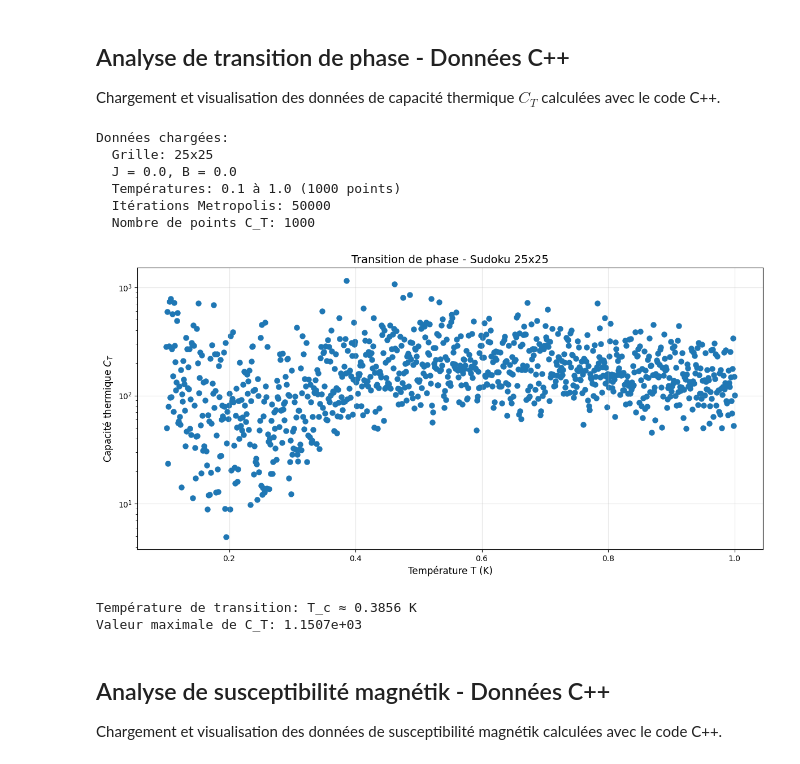
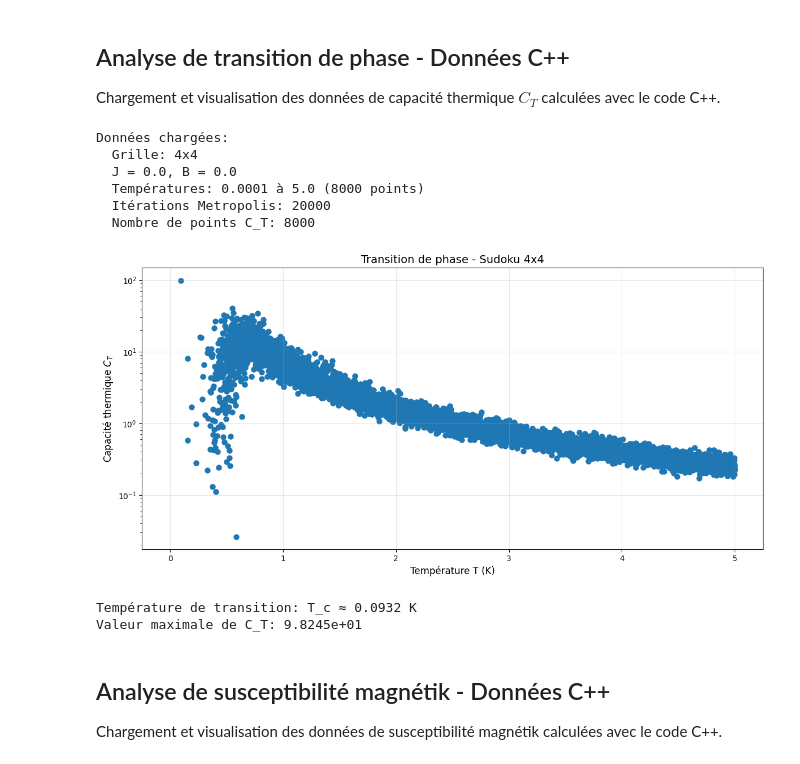
Before and after one commit to Gabriel-lct/ising-model-research, a Jupyter notebook: python/sudoku.ipynb, the cells around one changed output. Cells and saved outputs as stored; diff of their text form; code cells hidden in the pictures.

```diff
--- a/python/sudoku.ipynb
+++ b/python/sudoku.ipynb
@@ -179,7 +179,7 @@ N = 4 : 61.475
 Chargement et visualisation des données de capacité thermique $C_T$ calculées avec le code C++.
 # %%
 # Charger les données depuis le fichier HDF5
-filename = '../data/sudoku/9-transition.h5'
+filename = '../data/sudoku/4-transition.h5'
 
 with h5py.File(filename, 'r') as f:
     # Charger les métadonnées
@@ -200,40 +200,40 @@ temperatures = np.linspace(T_start, T_end, nb_inter_T)
 print(f"Données chargées:")
 print(f"  Grille: {n*n}x{n*n}")
 print(f"  J = {J}, B = {B}")
 print(f"  Températures: {T_start} à {T_end} ({nb_inter_T} points)")
 print(f"  Itérations Metropolis: {nb_metropolis_iteration}")
 print(f"  Nombre de points C_T: {len(C_T)}")
 
 # Tracer C_T en fonction de la température
 fig, ax = plt.subplots(figsize=(12, 6))
 
 ax.scatter(temperatures, C_T, linewidth=1.5)
 ax.set_xlabel('Température T (K)', fontsize=12)
 ax.set_ylabel(r'Capacité thermique $C_T$', fontsize=12)
 ax.set_title(f'Transition de phase - Sudoku {n*n}x{n*n}', fontsize=14)
 ax.grid(True, alpha=0.3)
 ax.set_yscale('log')
 
 plt.tight_layout()
 plt.show()
 
 # Trouver la température de transition (maximum de C_T)
 max_idx = np.argmax(C_T)
 T_transition = temperatures[max_idx]
 C_T_max = C_T[max_idx]
 
 print(f"\nTempérature de transition: T_c ≈ {T_transition:.4f} K")
 print(f"Valeur maximale de C_T: {C_T_max:.4e}")
 # %% [output]
 Données chargées:
-  Grille: 25x25
+  Grille: 4x4
   J = 0.0, B = 0.0
-  Températures: 0.1 à 1.0 (1000 points)
-  Itérations Metropolis: 50000
-  Nombre de points C_T: 1000
+  Températures: 0.0001 à 5.0 (8000 points)
+  Itérations Metropolis: 20000
+  Nombre de points C_T: 8000
-[figure, old version]
+[figure, new version]
-Température de transition: T_c ≈ 0.3856 K
-Valeur maximale de C_T: 1.1507e+03
+Température de transition: T_c ≈ 0.0932 K
+Valeur maximale de C_T: 9.8245e+01
 # %% [markdown]
 ## Analyse de susceptibilité magnétik - Données C++
 
```
Also changed, not shown: parts of 1 cell of this notebook, 13 other files.
